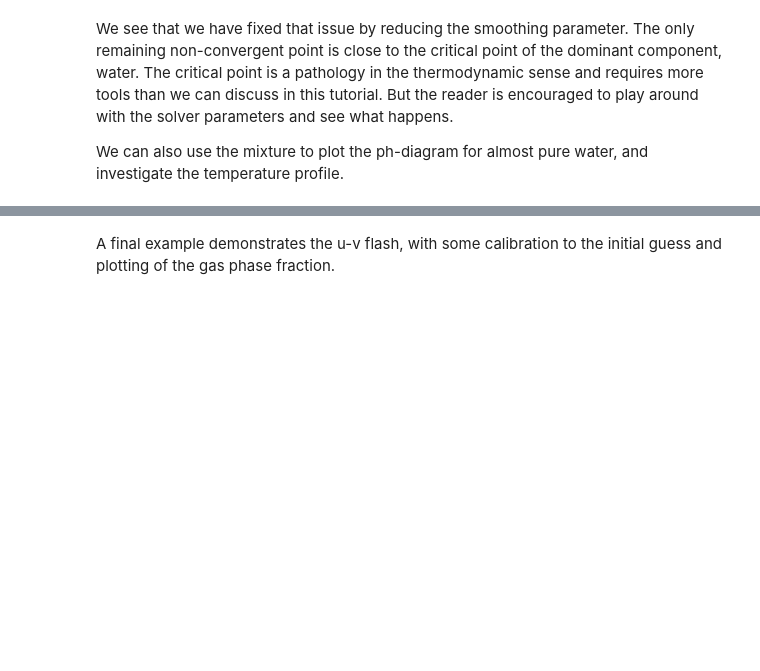
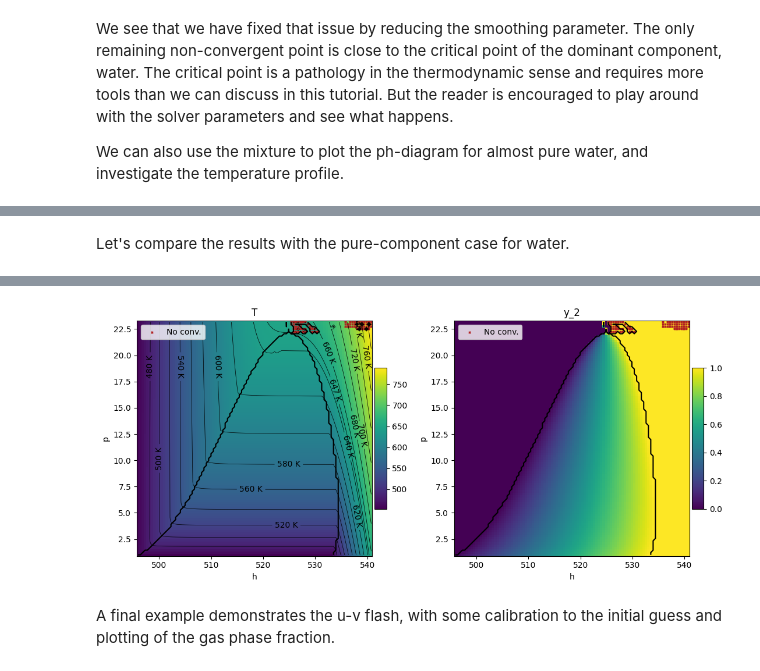
Before and after one commit to pmgbergen/porepy, a Jupyter notebook: tutorials/flash.ipynb, the cells around one changed output, grey strips where cells are left out. Saved outputs shown, nothing was run; the diff lists cells and outputs as text; code cells hidden in the pictures; blank space fills up the shorter version.

Commit message:
TUT: Adding pure water flash to flash tutorial.

```diff
--- a/tutorials/flash.ipynb
+++ b/tutorials/flash.ipynb
@@ -239,8 +239,9 @@ class PRLBC(pr.CompiledPengRobinson, pr.LBCViscosity):
         return dkappa_c
 
 
-components1 = components[:2]
-eos1 = PRLBC(components1, ideal_fluids=ideal_fluids[:2], bip_matrix=bips[:2, :2])
+NC1 = 2
+components1 = components[:NC1]
+eos1 = PRLBC(components1, ideal_fluids=ideal_fluids[:NC1], bip_matrix=bips[:NC1, :NC1])
 phases1 = [
     pp.compositional.Phase(pp.compositional.PhysicalState.liquid, "L", eos1),
     pp.compositional.Phase(pp.compositional.PhysicalState.gas, "G", eos1),
@@ -463,7 +464,7 @@ fig_pT, result_pT = flash1.plot_phase_diagram(
     p,
     T,
     z,
-    ["phasesplit", "y_2"],
+    field=["phasesplit", "y_2"],
     params=params,
     ytransform=lambda y: y / 1e6,  # Convert Pa to MPa
     eps=1e-7,  # Avoid fuzzy phase borders because of floating points.
@@ -638 +654,39 @@ Max iter / stationary / Diverged: 93 / 2 / 0
 [figure]
+# %% [markdown]
+Let's compare the results with the pure-component case for water.
+# %%
+NC2 = 1
+components2 = components[:NC2]
+eos2 = PRLBC(components2, ideal_fluids=ideal_fluids[:NC2], bip_matrix=bips[:NC2, :NC2])
+phases2 = [
+    pp.compositional.Phase(pp.compositional.PhysicalState.liquid, "L", eos2),
+    pp.compositional.Phase(pp.compositional.PhysicalState.gas, "G", eos2),
+]
+phases2[0].components = components2
+phases2[1].components = components2
+fluid2 = pp.compositional.Fluid(components2, phases2)
+
+flash2 = pf.CompiledPersistentVariableFlash(
+    fluid2, params={"initializer": pf.HeuristicVLInitializer}
+)
+
+flash2.compile(pc.FlashSpec.ph)
+
+flash2.initializer.params["N2"] = 20
+flash2.initializer.params["atol"] = 1e-6
+
+fig_ph_h2o, result_ph_h2o = flash2.plot_phase_diagram(
+    pc.FlashSpec.ph,
+    p,
+    h,
+    field=["T", "y_2"],
+    params=params,
+    ytransform=lambda y: y * 1e-6,
+    xtransform=lambda x: x * 1e-3,
+    vtransform=vtransform,
+    show_not_converged=True,
+    phasecontour=True,
+)
+
+plot_T_contour(fig_ph_h2o.axes[0])
+# %% [output]
@@ -639,3 +711,4 @@ Max iter / stationary / Diverged: 93 / 2 / 0
+[figure, added]
 # %% [markdown]
 A final example demonstrates the u-v flash, with some calibration to the initial guess and plotting of the gas phase fraction.
 # %%
```
Also changed, not shown: parts of 9 cells of this notebook, 2 other files.
